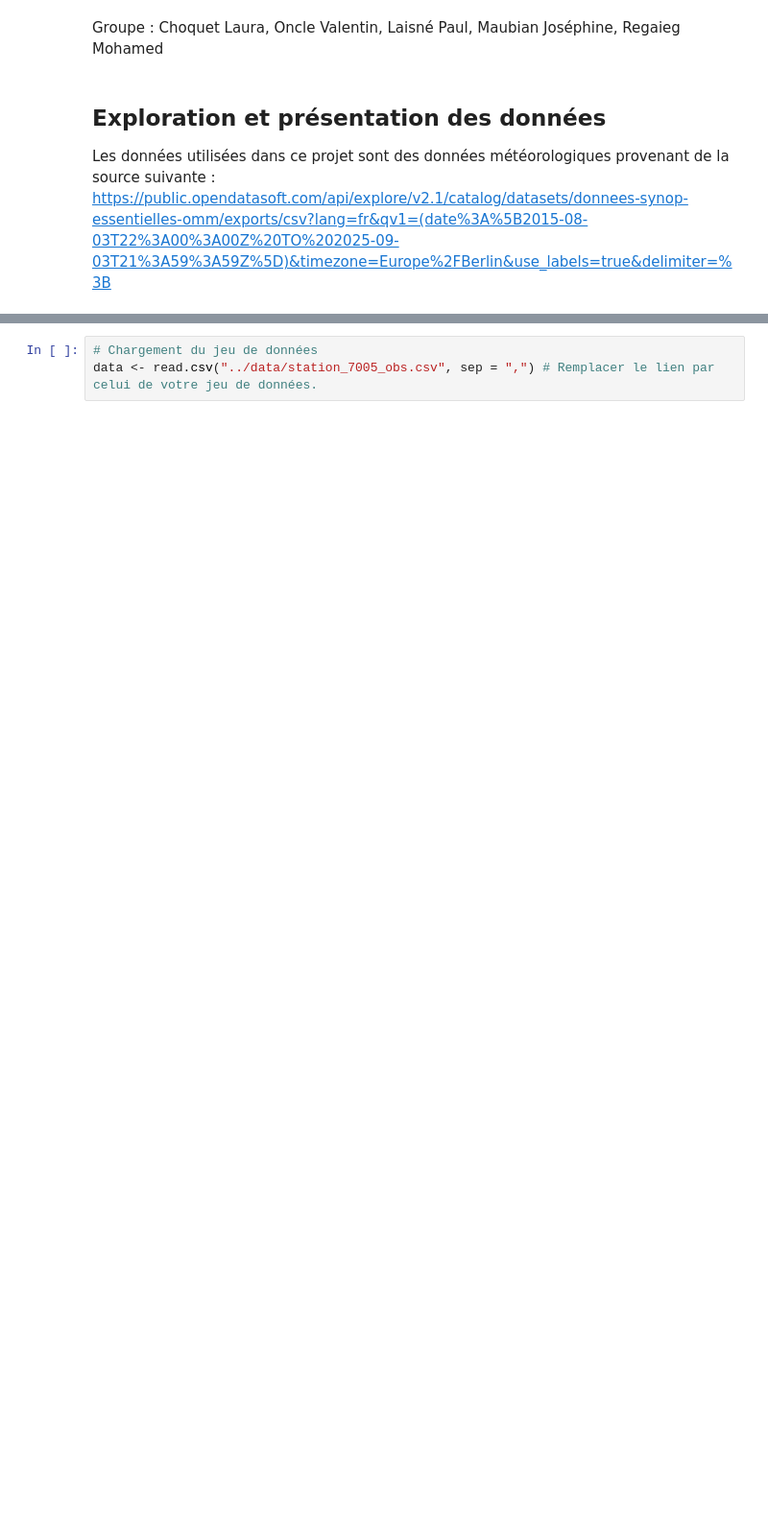
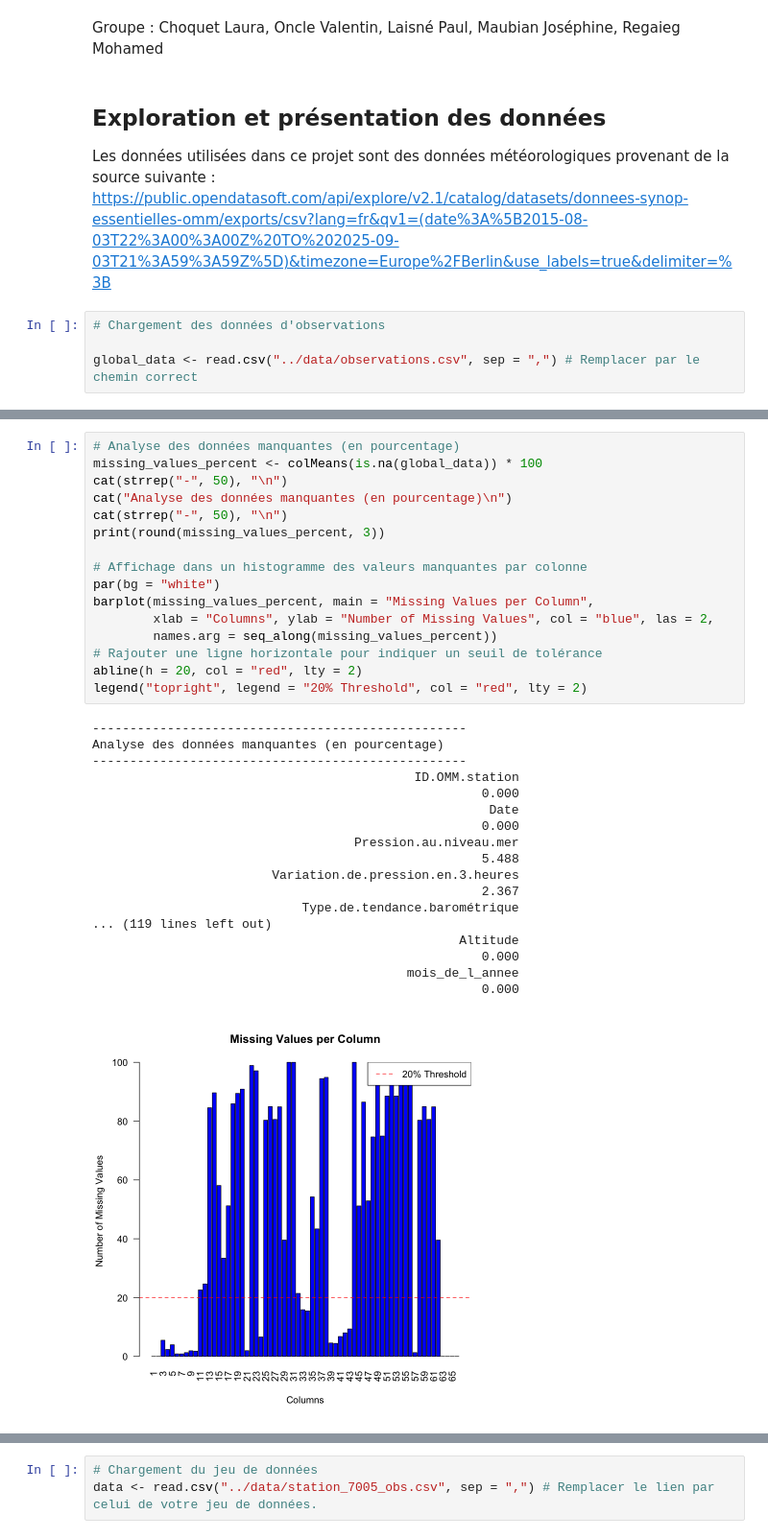
Before and after one commit to lauraachoquett/stats_BE_Bobbia, a Jupyter notebook: dummy/paul_notebook.ipynb, the cells around one changed output, grey strips where cells are left out. Shown: that part at 96% size. Saved outputs shown, nothing was run; the diff lists cells and outputs as text; blank space fills up the shorter version.

```diff
--- a/dummy/paul_notebook.ipynb
+++ b/dummy/paul_notebook.ipynb
@@ -7,3 +7,7 @@ Groupe : Choquet Laura, Oncle Valentin, Laisné Paul, Maubian Joséphine, Regaie
 
 Les données utilisées dans ce projet sont des données météorologiques provenant de la source suivante :
 https://public.opendatasoft.com/api/explore/v2.1/catalog/datasets/donnees-synop-essentielles-omm/exports/csv?lang=fr&qv1=(date%3A%5B2015-08-03T22%3A00%3A00Z%20TO%202025-09-03T21%3A59%3A59Z%5D)&timezone=Europe%2FBerlin&use_labels=true&delimiter=%3B
+# %%
+# Chargement des données d'observations
+
+global_data <- read.csv("../data/observations.csv", sep = ",") # Remplacer par le chemin correct
@@ -9,0 +29,35 @@ https://public.opendatasoft.com/api/explore/v2.1/catalog/datasets/donnees-synop-
+# %%
+# Analyse des données manquantes (en pourcentage)
+missing_values_percent <- colMeans(is.na(global_data)) * 100
+cat(strrep("-", 50), "\n")
+cat("Analyse des données manquantes (en pourcentage)\n")
+cat(strrep("-", 50), "\n")
+print(round(missing_values_percent, 3))
+
+# Affichage dans un histogramme des valeurs manquantes par colonne
+par(bg = "white")
+barplot(missing_values_percent, main = "Missing Values per Column",
+        xlab = "Columns", ylab = "Number of Missing Values", col = "blue", las = 2,
+        names.arg = seq_along(missing_values_percent))
+# Rajouter une ligne horizontale pour indiquer un seuil de tolérance
+abline(h = 20, col = "red", lty = 2)
+legend("topright", legend = "20% Threshold", col = "red", lty = 2)
+# %% [output]
+--------------------------------------------------
+Analyse des données manquantes (en pourcentage)
+--------------------------------------------------
+                                           ID.OMM.station
+                                                    0.000
+                                                     Date
+                                                    0.000
+                                   Pression.au.niveau.mer
+                                                    5.488
+                        Variation.de.pression.en.3.heures
+                                                    2.367
+                            Type.de.tendance.barométrique
+... (119 lines left out)
+                                                 Altitude
+                                                    0.000
+                                          mois_de_l_annee
+                                                    0.000
+[figure, added]
```
Also changed, not shown: parts of 28 cells of this notebook.
